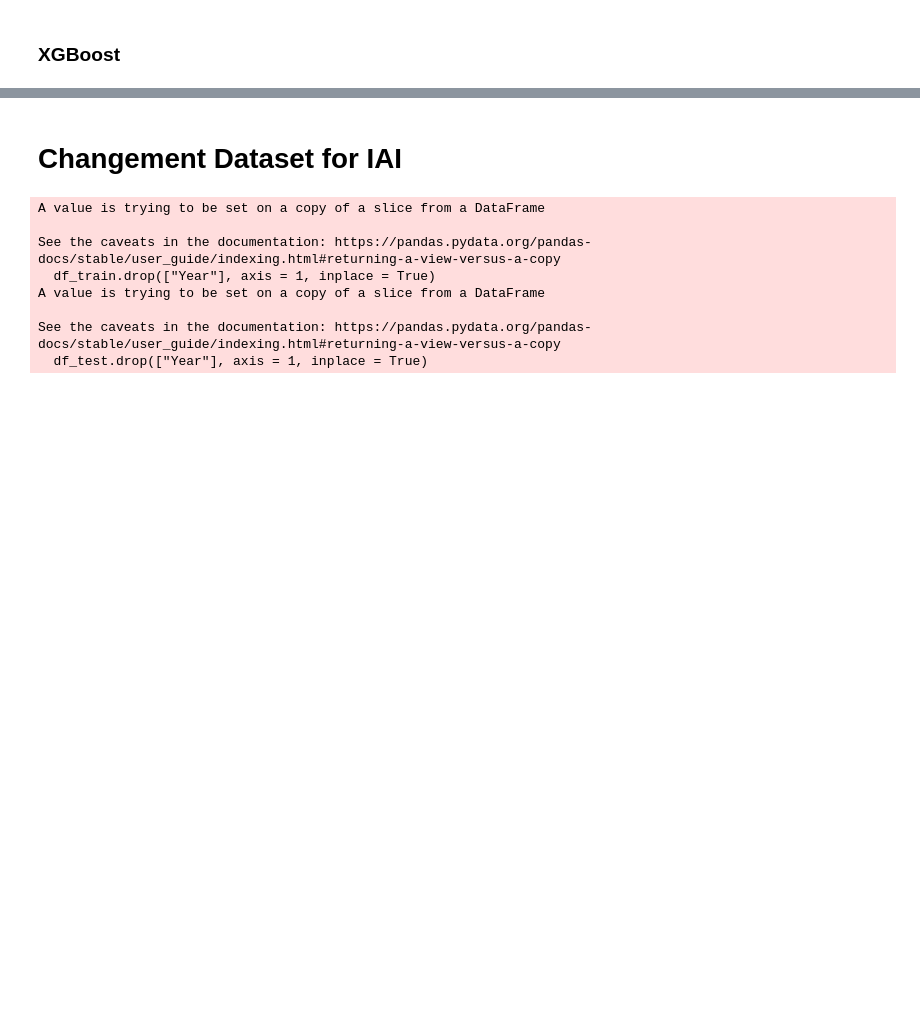
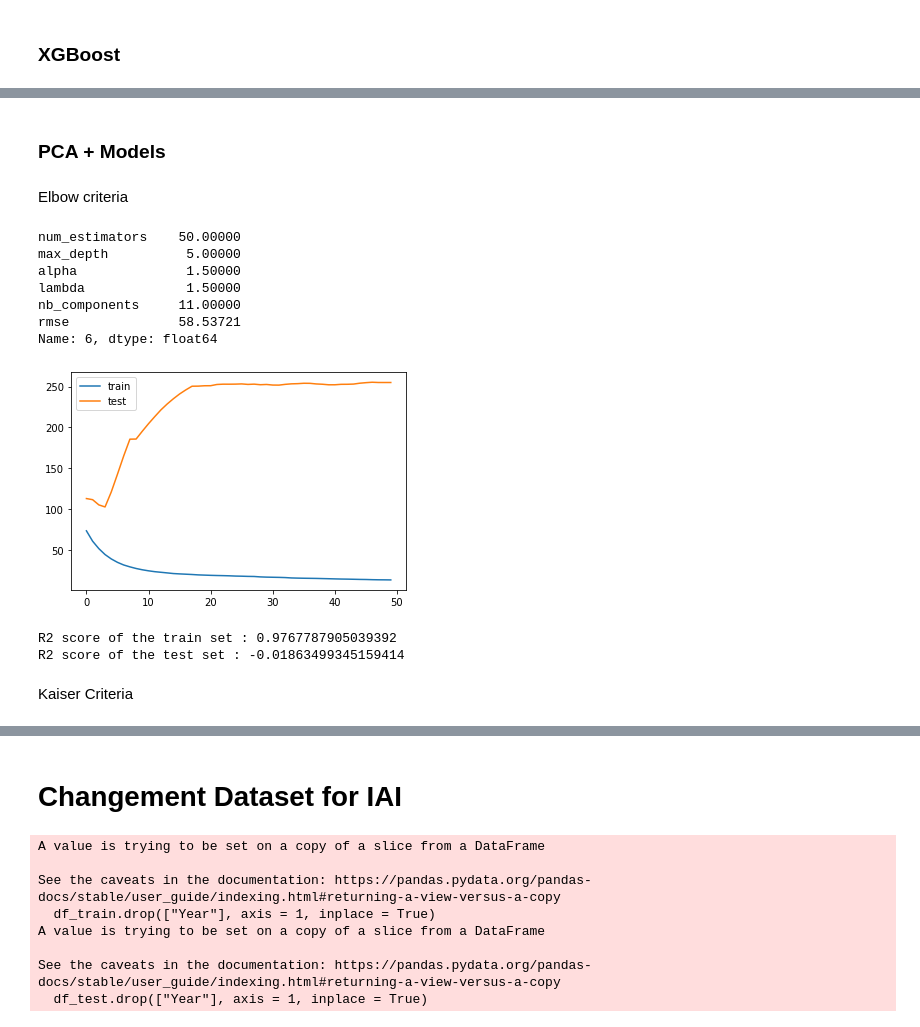
Before and after one commit to lucasleforest/analyticslab, a Jupyter notebook: 2_models/prediction.ipynb, the cells around one changed output, grey strips where cells are left out. Saved outputs shown, nothing was run; the diff lists cells and outputs as text; code cells hidden in the pictures; blank space fills up the shorter version.

```diff
--- a/2_models/prediction.ipynb
+++ b/2_models/prediction.ipynb
@@ -174,0 +288,10 @@ print(f"R2 score of the train set : {r2_score(model.predict(encoder.transform(X_
+# %%
+score = pd.DataFrame(score, columns = ["num_estimators", "min_samples_split", "min_samples_leaf", "max_features","rmse"])
+score.sort_values(by=['rmse'], ascending=False, inplace = True)
+best_params = list(score.iloc[0, :])[:-1]
+print(score.iloc[0, :])
+
+model = RandomForestRegressor(n_estimators = int(best_params[0]), min_samples_split = int(best_params[1]), min_samples_leaf = best_params[2], max_features = best_params[3])
+model.fit(encoder.transform(X_train), y_train)# , callbacks=[callbacks])
+print(f"R2 score of the train set : {r2_score(model.predict(encoder.transform(X_train)), y_train)}")
+print(f"R2 score of the test set : {r2_score(model.predict(encoder.transform(X_test)), y_test)}")
@@ -174,0 +307,2 @@ print(f"R2 score of the train set : {r2_score(model.predict(encoder.transform(X_
+# %% [markdown]
+### PCA + Models
@@ -174,0 +311,2 @@ print(f"R2 score of the train set : {r2_score(model.predict(encoder.transform(X_
+# %% [markdown]
+Elbow criteria
@@ -174,0 +342,35 @@ print(f"R2 score of the train set : {r2_score(model.predict(encoder.transform(X_
+# %%
+score = pd.DataFrame(score, columns = ["num_estimators", "max_depth", "alpha", "lambda", "nb_components", "rmse"])
+score.sort_values(by=['rmse'], ascending=False, inplace = True)
+best_params = list(score.iloc[0, :])[:-1]
+print(score.iloc[0, :])
+
+pca = TruncatedSVD(n_components = nb_compo)
+pca.fit(encoder.transform(X_train))
+evalset = [(pca.transform(encoder.transform(X_train)), y_train), (pca.transform(encoder.transform(X_test)),y_test)]
+model = XGBRegressor(n_estimators = int(best_params[0]), max_depth = int(best_params[1]), reg_alpha = best_params[2], reg_lambda = best_params[3], eta = 0.3)
+#init_lr = eta = best_params[5]
+#callbacks = xgb.callback.LearningRateScheduler(lr_decay)
+model.fit(pca.transform(encoder.transform(X_train)), y_train, eval_set = evalset, verbose = 0)# , callbacks=[callbacks])
+results = model.evals_result()
+pyplot.plot(results['validation_0']['rmse'], label='train')
+pyplot.plot(results['validation_1']['rmse'], label='test')
+# show the legend
+pyplot.legend()
+# show the plot
+pyplot.show()
+print(f"R2 score of the train set : {r2_score(model.predict(pca.transform(encoder.transform(X_train))), y_train)}")
+print(f"R2 score of the test set : {r2_score(model.predict(pca.transform(encoder.transform(X_test))), y_test)}")
+# %% [output]
+num_estimators    50.00000
+max_depth          5.00000
+alpha              1.50000
+lambda             1.50000
+nb_components     11.00000
+rmse              58.53721
+Name: 6, dtype: float64
+[figure, added]
+R2 score of the train set : 0.9767787905039392
+R2 score of the test set : -0.01863499345159414
+# %% [markdown]
+Kaiser Criteria
```
Also changed, not shown: parts of 14 cells of this notebook.
